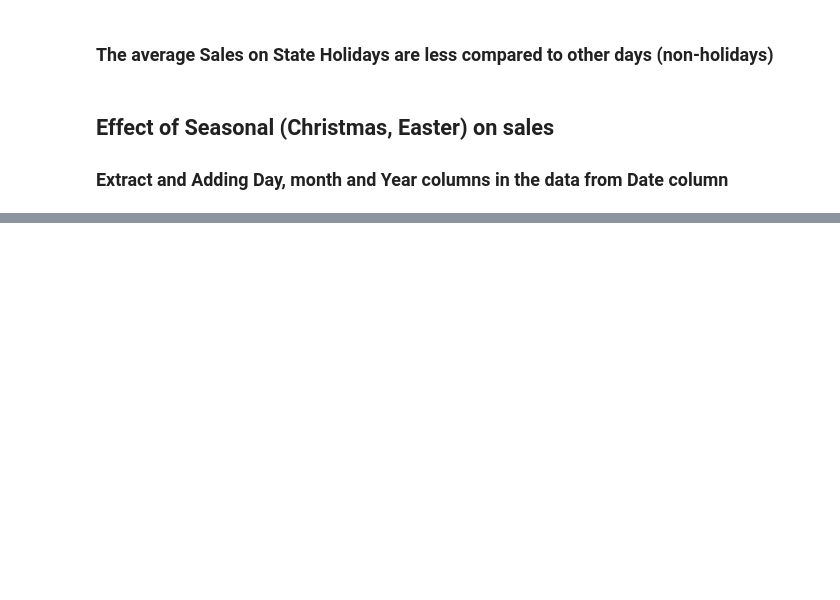
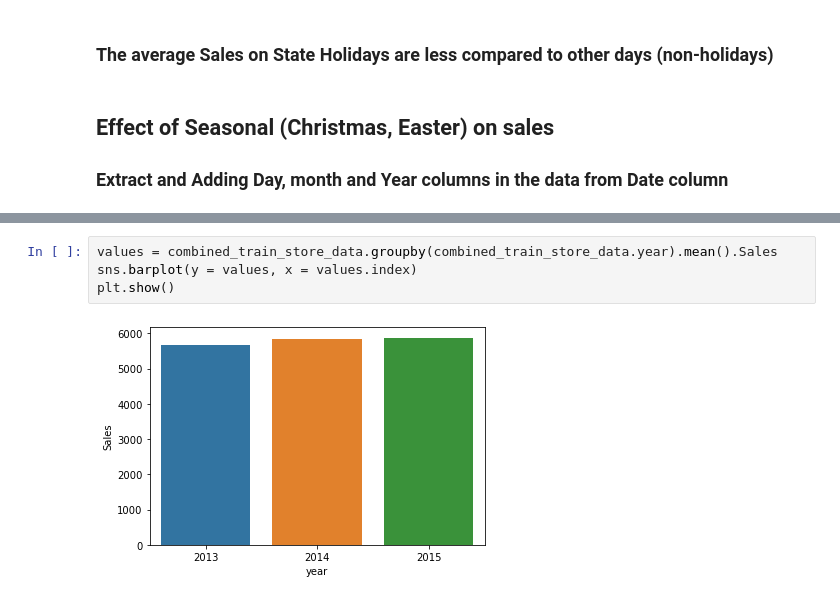
Before and after one commit to Caphace-Ethan/Pharmaceutical-Sales-Prediction, a Jupyter notebook: notebooks/Exploration_of_customer_purchasing_behavior.ipynb, the cells around one changed output, grey strips where cells are left out. Saved outputs shown, nothing was run; the diff lists cells and outputs as text; blank space fills up the shorter version.

```diff
--- a/notebooks/Exploration_of_customer_purchasing_behavior.ipynb
+++ b/notebooks/Exploration_of_customer_purchasing_behavior.ipynb
@@ -279,0 +301,6 @@ combined_train_store_data.head(4)
+# %%
+values = combined_train_store_data.groupby(combined_train_store_data.year).mean().Sales
+sns.barplot(y = values, x = values.index)
+plt.show()
+# %% [output]
+[figure, added]
```
Also changed, not shown: parts of 6 cells of this notebook.
